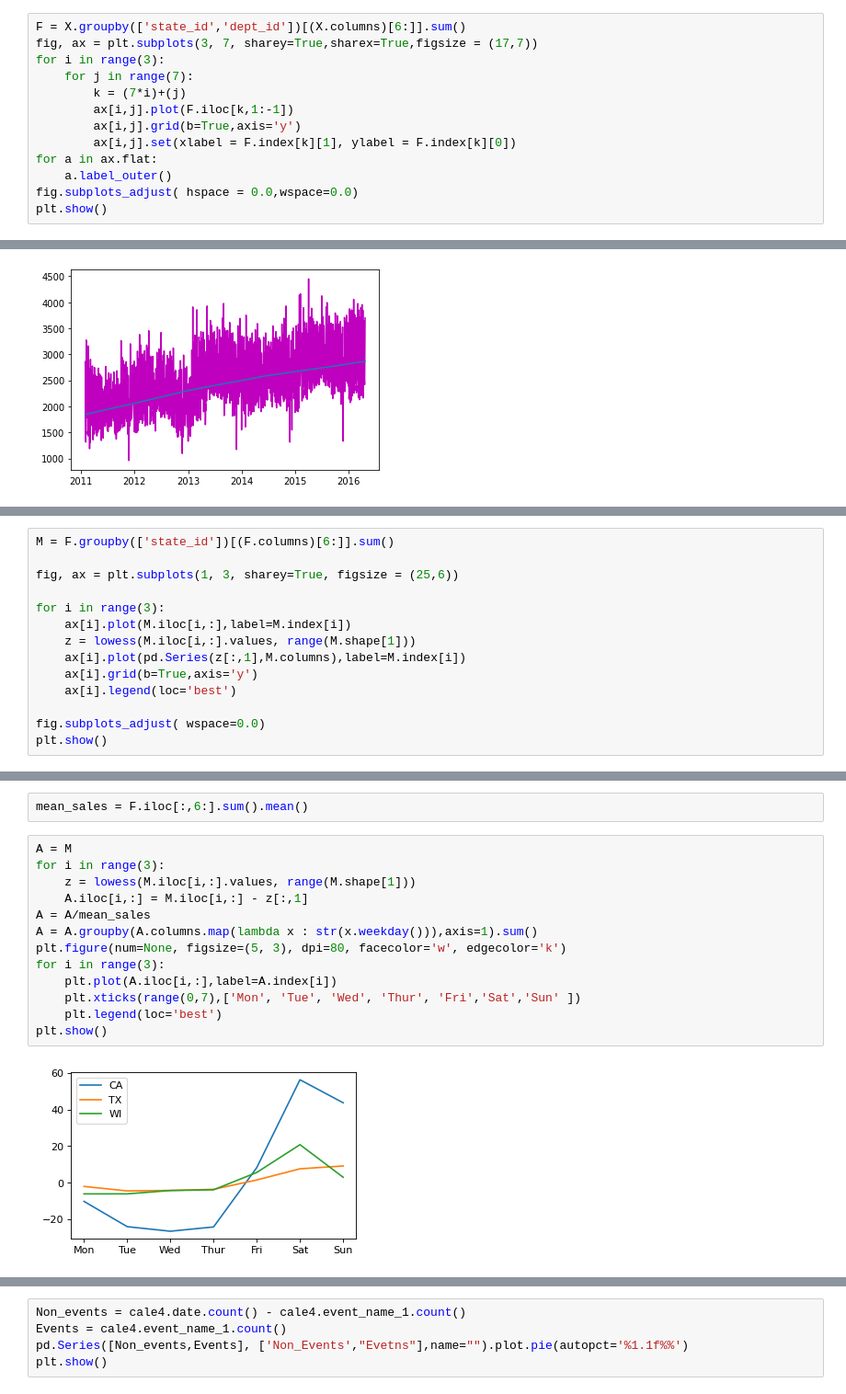
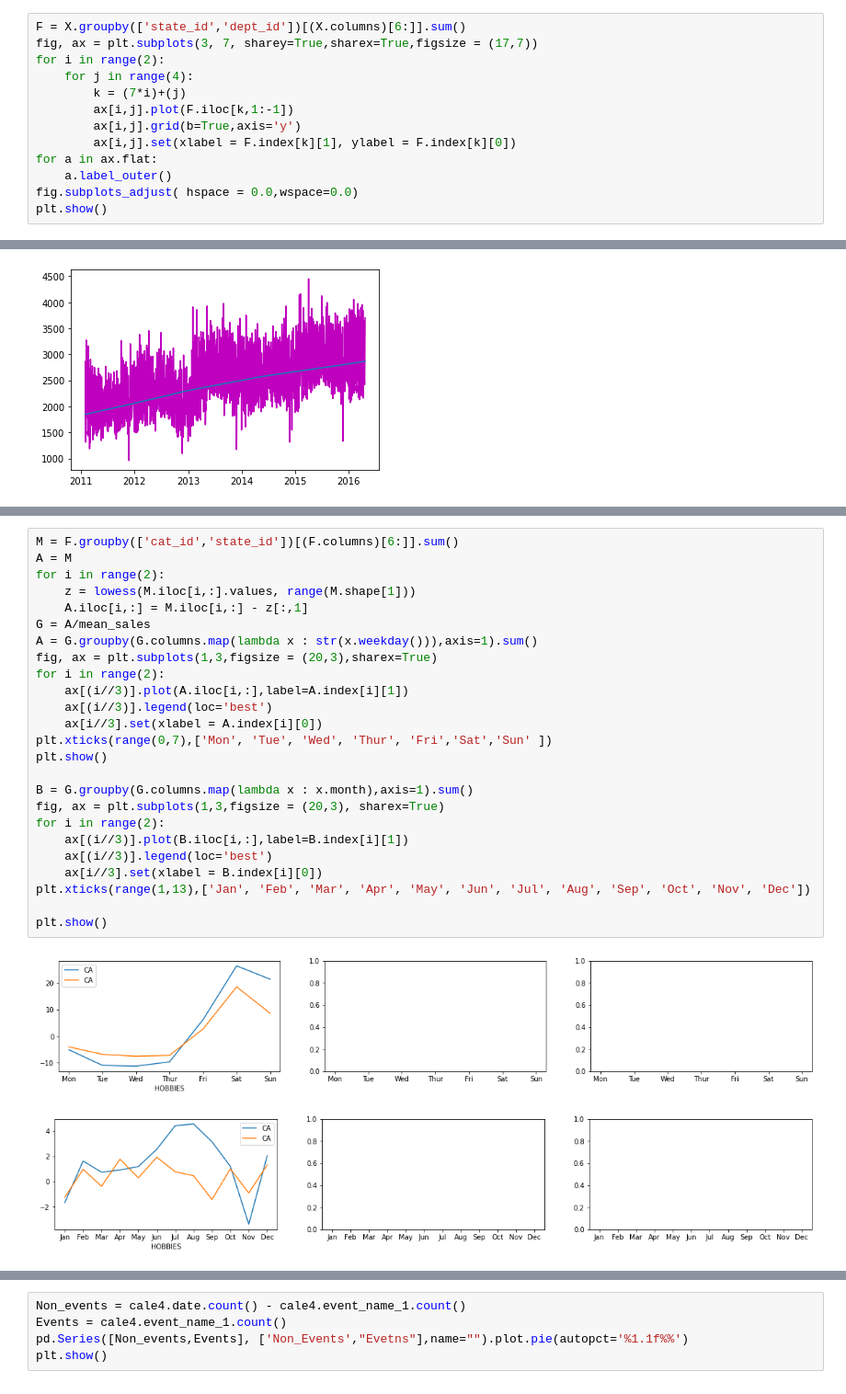
Before and after one commit to sonsiho/PythonForEngineer, a Jupyter notebook: Exercise2.ipynb, the cells around one changed output, grey strips where cells are left out. Shown at 92% size. Drawn from its saved outputs; the diff is of its cells as text.

```diff
--- a/Exercise2.ipynb
+++ b/Exercise2.ipynb
@@ -93,8 +92,8 @@ IndexError: ignored
 # %%
 F = X.groupby(['state_id','dept_id'])[(X.columns)[6:]].sum()
 fig, ax = plt.subplots(3, 7, sharey=True,sharex=True,figsize = (17,7))
-for i in range(3):
-    for j in range(7):
+for i in range(2):
+    for j in range(4):
         k = (7*i)+(j)
         ax[i,j].plot(F.iloc[k,1:-1])
         ax[i,j].grid(b=True,axis='y')
@@ -138,14 +136,0 @@ NameError: ignored
-# %%
-M = F.groupby(['state_id'])[(F.columns)[6:]].sum()
-
-fig, ax = plt.subplots(1, 3, sharey=True, figsize = (25,6))
-
-for i in range(3):
-    ax[i].plot(M.iloc[i,:],label=M.index[i])
-    z = lowess(M.iloc[i,:].values, range(M.shape[1]))
-    ax[i].plot(pd.Series(z[:,1],M.columns),label=M.index[i])
-    ax[i].grid(b=True,axis='y')
-    ax[i].legend(loc='best')
-
-fig.subplots_adjust( wspace=0.0)
-plt.show()
@@ -154,17 +137,28 @@ plt.show()
-# %%
-mean_sales = F.iloc[:,6:].sum().mean()
 # %%
+M = F.groupby(['cat_id','state_id'])[(F.columns)[6:]].sum()
 A = M
-for i in range(3):
+for i in range(2):
     z = lowess(M.iloc[i,:].values, range(M.shape[1]))
     A.iloc[i,:] = M.iloc[i,:] - z[:,1]
-A = A/mean_sales
-A = A.groupby(A.columns.map(lambda x : str(x.weekday())),axis=1).sum()
-plt.figure(num=None, figsize=(5, 3), dpi=80, facecolor='w', edgecolor='k')
-for i in range(3):
-    plt.plot(A.iloc[i,:],label=A.index[i])
-    plt.xticks(range(0,7),['Mon', 'Tue', 'Wed', 'Thur', 'Fri','Sat','Sun' ])
-    plt.legend(loc='best')
+G = A/mean_sales
+A = G.groupby(G.columns.map(lambda x : str(x.weekday())),axis=1).sum()
+fig, ax = plt.subplots(1,3,figsize = (20,3),sharex=True)
+for i in range(2):
+    ax[(i//3)].plot(A.iloc[i,:],label=A.index[i][1])
+    ax[(i//3)].legend(loc='best')
+    ax[i//3].set(xlabel = A.index[i][0])
+plt.xticks(range(0,7),['Mon', 'Tue', 'Wed', 'Thur', 'Fri','Sat','Sun' ])
 plt.show()
+
+B = G.groupby(G.columns.map(lambda x : x.month),axis=1).sum()
+fig, ax = plt.subplots(1,3,figsize = (20,3), sharex=True)
+for i in range(2):
+    ax[(i//3)].plot(B.iloc[i,:],label=B.index[i][1])
+    ax[(i//3)].legend(loc='best')
+    ax[i//3].set(xlabel = B.index[i][0])
+plt.xticks(range(1,13),['Jan', 'Feb', 'Mar', 'Apr', 'May', 'Jun', 'Jul', 'Aug', 'Sep', 'Oct', 'Nov', 'Dec'])
+
+plt.show()
 # %% [output]
-[figure, old version]
+[figure, new version]
+[figure, added]
```
Also changed, not shown: parts of 9 cells of this notebook.
